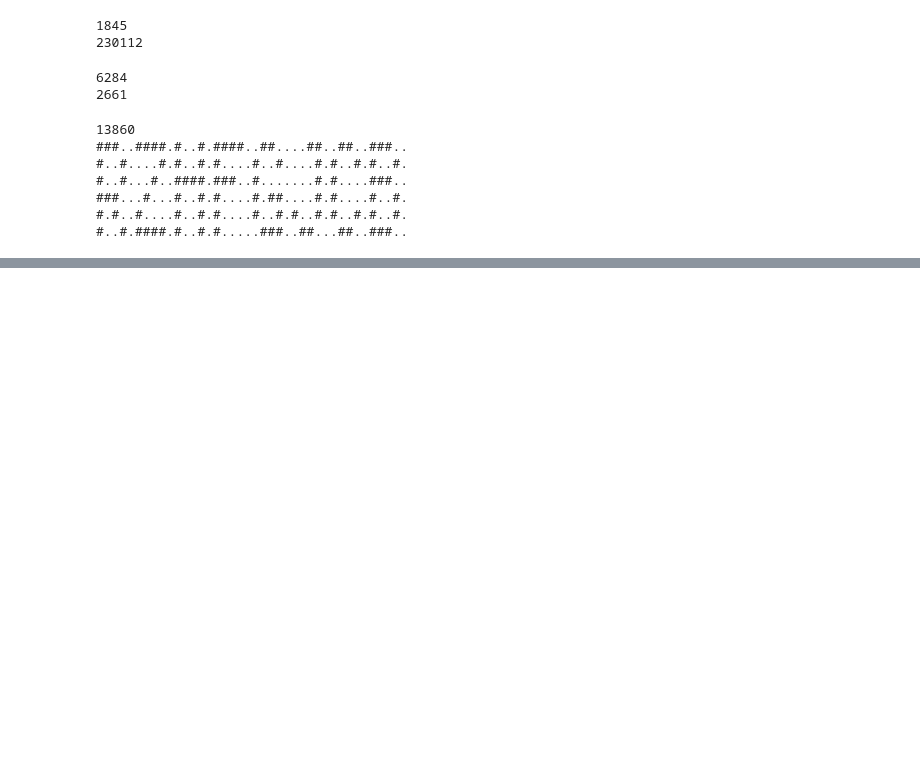
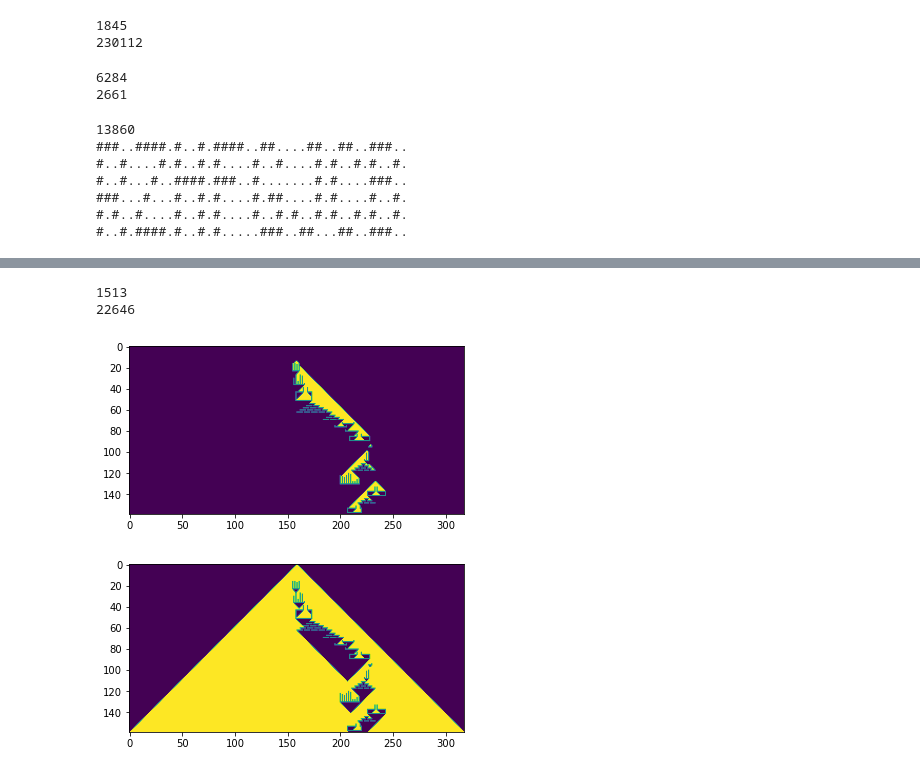
Before and after one commit to ThomasTram/AdventOfCode2022, a Jupyter notebook: AdventOfCode2022.ipynb, the cells around one changed output, grey strips where cells are left out. Cells and saved outputs as stored; diff of their text form; code cells hidden in the pictures; blank space fills up the shorter version.

```diff
--- a/AdventOfCode2022.ipynb
+++ b/AdventOfCode2022.ipynb
@@ -578,0 +579,57 @@ print(s[0]*s[1])
+# %%
+# Day 14
+# Part A
+with open('day14.txt') as fid:
+    paths = fid.read().strip().split('\n')
+
+x_0, x_1 = [], []
+y_0, y_1 = [], []
+for p in paths:
+#    tuplist = [(int(xy[0]), int(xy[1])) for tubstring in p.split(' -> ') for xy in tubstring.split(',')]
+    w = [[int(s) for s in tmp.split(',')] for tmp in p.split(' -> ')]
+    for i in range(len(w) - 1):
+        xmin = min(w[i + 0][0], w[i + 1][0])
+        xmax = max(w[i + 0][0], w[i + 1][0])
+        ymin = min(w[i + 0][1], w[i + 1][1])
+        ymax = max(w[i + 0][1], w[i + 1][1])
+        x_0.append(xmin)
+        x_1.append(xmax + 1)
+        y_0.append(ymin)
+        y_1.append(ymax + 1)
+
+ymax = max(y_1) + 1
+xmax = max(x_1) + ymax
+data = np.zeros((ymax, xmax), dtype=int)
+for i in range(len(x_0)):
+    x0i, x0f = x_0[i], x_1[i]
+    y0i, y0f = y_0[i], y_1[i]
+    data[y0i:y0f, x0i:x0f] = 1
+
+def fall(x, y, infinite_floor):
+    if y == ymax:
+        return infinite_floor
+    if data[y, x]:
+        return True
+    for dx, dy in [(0, 1), (-1, 1), (1,1)]:
+        xnew, ynew = x + dx, y + dy
+        if not fall(xnew, ynew, infinite_floor):
+            return False
+    data[y, x] = 2
+    return True
+
+
+fall(500, 0, False)
+plt.figure()
+plt.imshow(data[:,(500 - ymax):(500 + ymax)])
+print((data == 2).sum().sum())
+
+data[data == 2] = 0
+fall(500, 0, True)
+plt.figure()
+plt.imshow(data[:,(500 - ymax):(500 + ymax)])
+print((data == 2).sum().sum())
+# %% [output]
+1513
+22646
+[figure, added]
+[figure, added]
```
Also changed, not shown: parts of 8 cells of this notebook, 1 other file.
